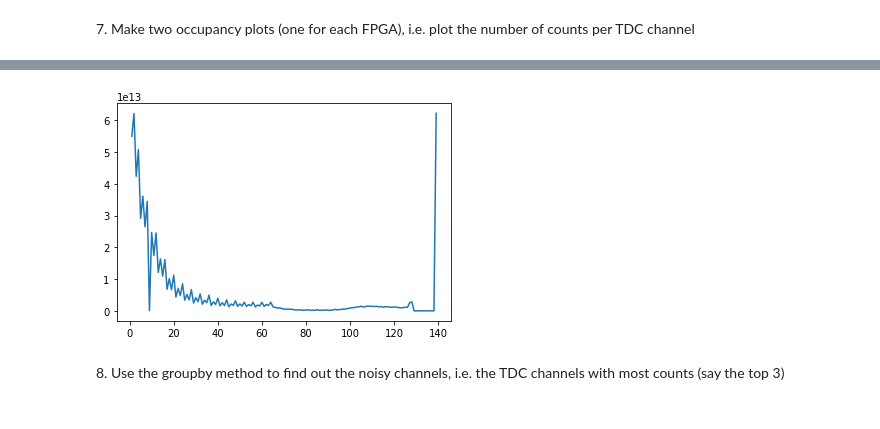
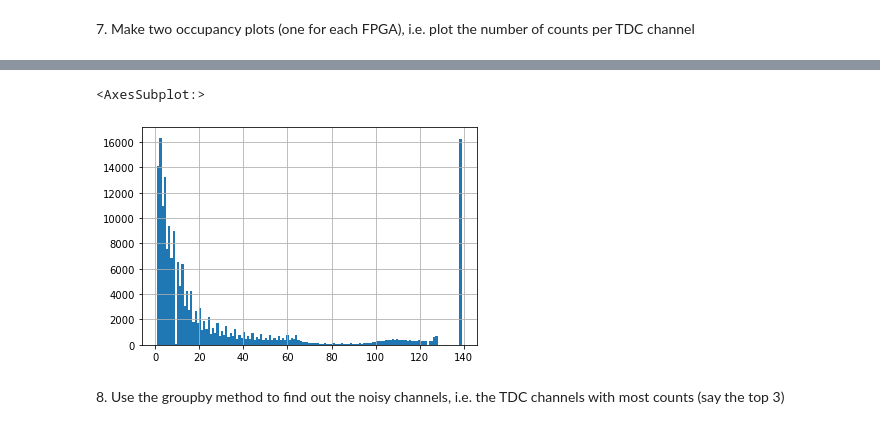
Before and after one commit to GiacomoDiPrima/LaboratoryOfComputationalPhysics_Y5, a Jupyter notebook: 06ex_Pandas.ipynb, the cells around one changed output, grey strips where cells are left out. Drawn from its saved outputs; the diff is of its cells as text; code cells hidden in the pictures.

```diff
--- a/06ex_Pandas.ipynb
+++ b/06ex_Pandas.ipynb
@@ -133,7 +131,8 @@ plt.show()
-# %%
-plt.plot(fpga1.index, fpga1.ORBIT_CNT)
-plt.show()
-# %% [output]
-[figure, removed]
+# %%
+fpga1 = df2[df2.FPGA==1]
+fpga1['TDC_CHANNEL'].hist(bins=139)
+# %% [output]
+<AxesSubplot:>
+[figure, added]
 # %% [markdown]
 8\. Use the groupby method to find out the noisy channels, i.e. the TDC channels with most counts (say the top 3)
```
Also changed, not shown: parts of 9 cells of this notebook.
